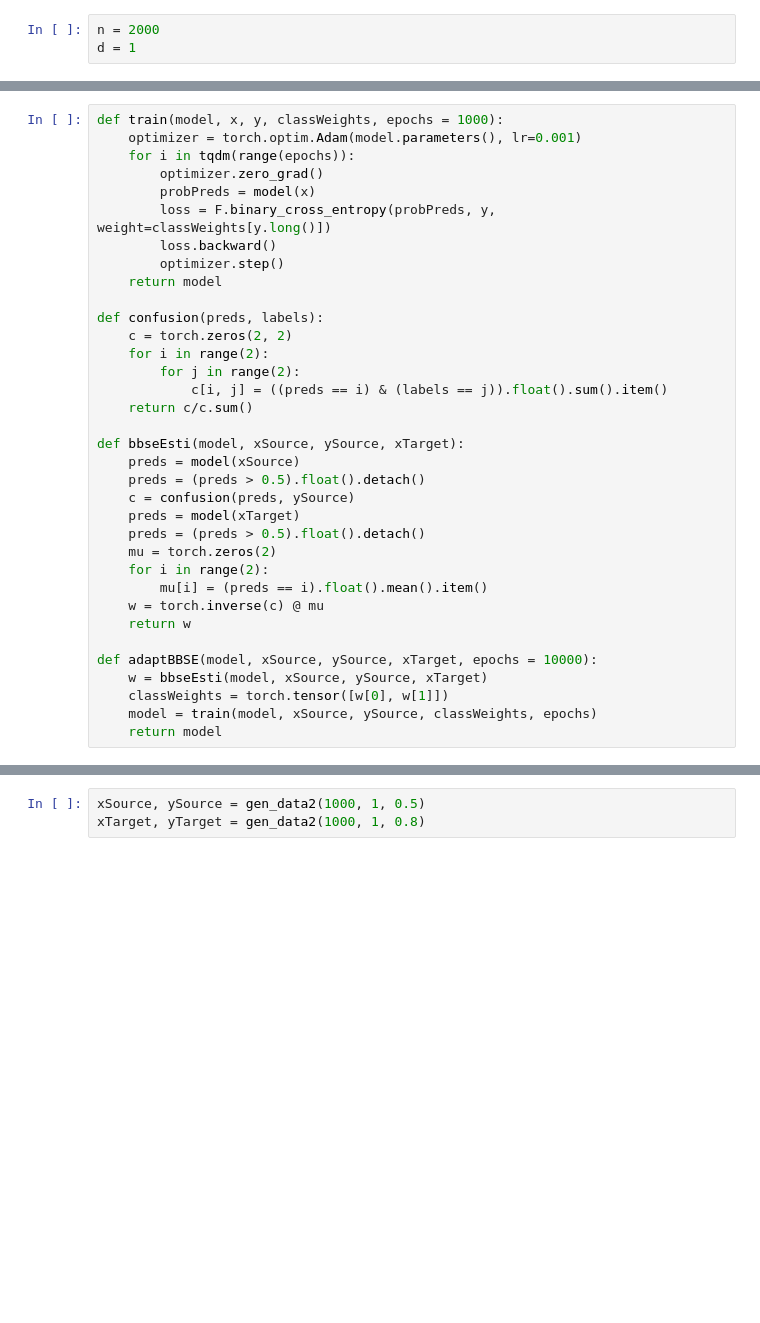
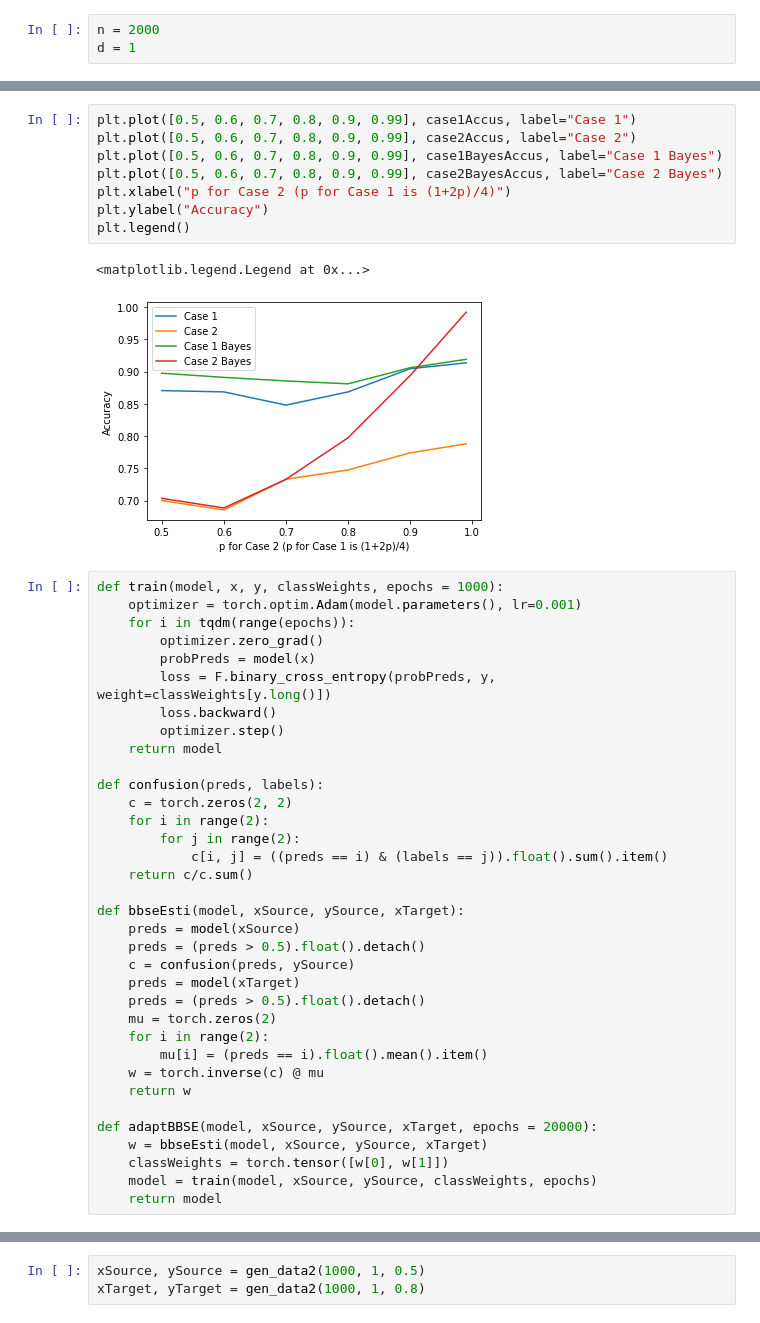
Before and after one commit to sky1712/Label-shift, a Jupyter notebook: Verify counterexample.ipynb, the cells around one changed output, grey strips where cells are left out. Saved outputs shown, nothing was run; the diff lists cells and outputs as text; blank space fills up the shorter version.

```diff
--- a/Verify counterexample.ipynb
+++ b/Verify counterexample.ipynb
@@ -89,3 +91,14 @@ plt.plot(accus)
+# %%
+plt.plot([0.5, 0.6, 0.7, 0.8, 0.9, 0.99], case1Accus, label="Case 1")
+plt.plot([0.5, 0.6, 0.7, 0.8, 0.9, 0.99], case2Accus, label="Case 2")
+plt.plot([0.5, 0.6, 0.7, 0.8, 0.9, 0.99], case1BayesAccus, label="Case 1 Bayes")
+plt.plot([0.5, 0.6, 0.7, 0.8, 0.9, 0.99], case2BayesAccus, label="Case 2 Bayes")
+plt.xlabel("p for Case 2 (p for Case 1 is (1+2p)/4)")
+plt.ylabel("Accuracy")
+plt.legend()
+# %% [output]
+<matplotlib.legend.Legend at 0x...>
+[figure, added]
 # %%
 def train(model, x, y, classWeights, epochs = 1000):
     optimizer = torch.optim.Adam(model.parameters(), lr=0.001)
@@ -116,7 +129,7 @@ def bbseEsti(model, xSource, ySource, xTarget):
     w = torch.inverse(c) @ mu
     return w
 
-def adaptBBSE(model, xSource, ySource, xTarget, epochs = 10000):
+def adaptBBSE(model, xSource, ySource, xTarget, epochs = 20000):
     w = bbseEsti(model, xSource, ySource, xTarget)
     classWeights = torch.tensor([w[0], w[1]])
     model = train(model, xSource, ySource, classWeights, epochs)
```
Also changed, not shown: parts of 13 cells of this notebook, 1 other file.
